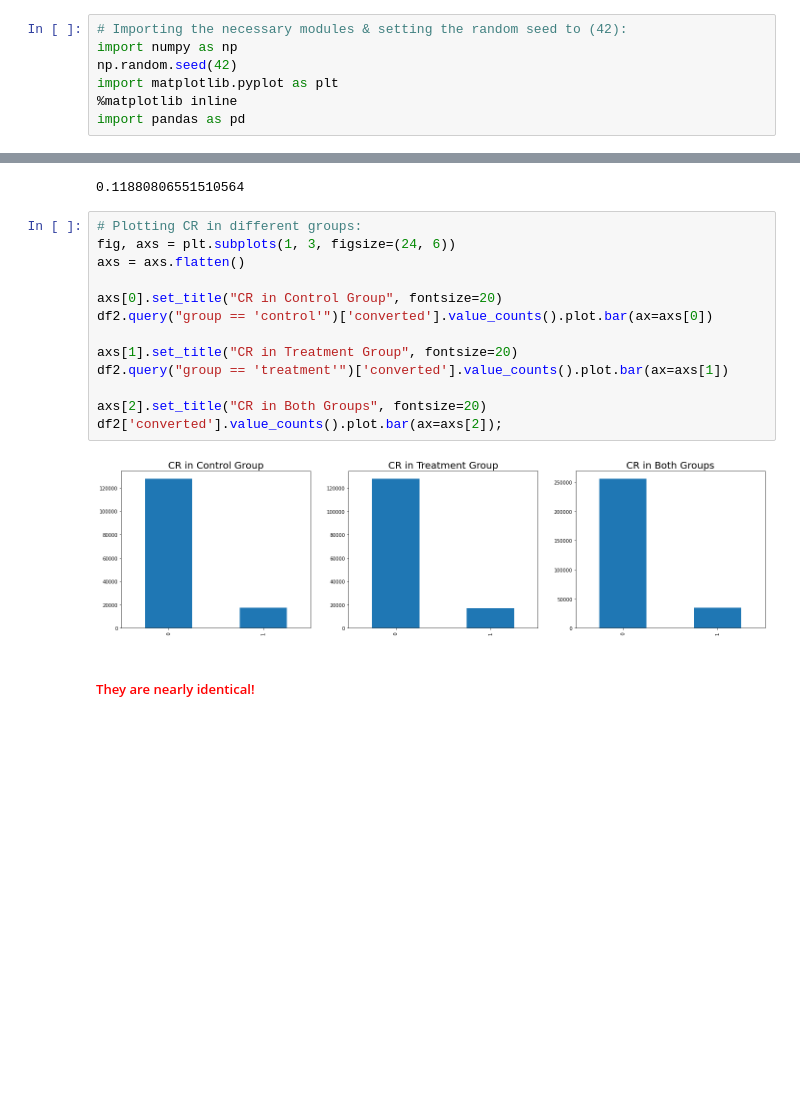
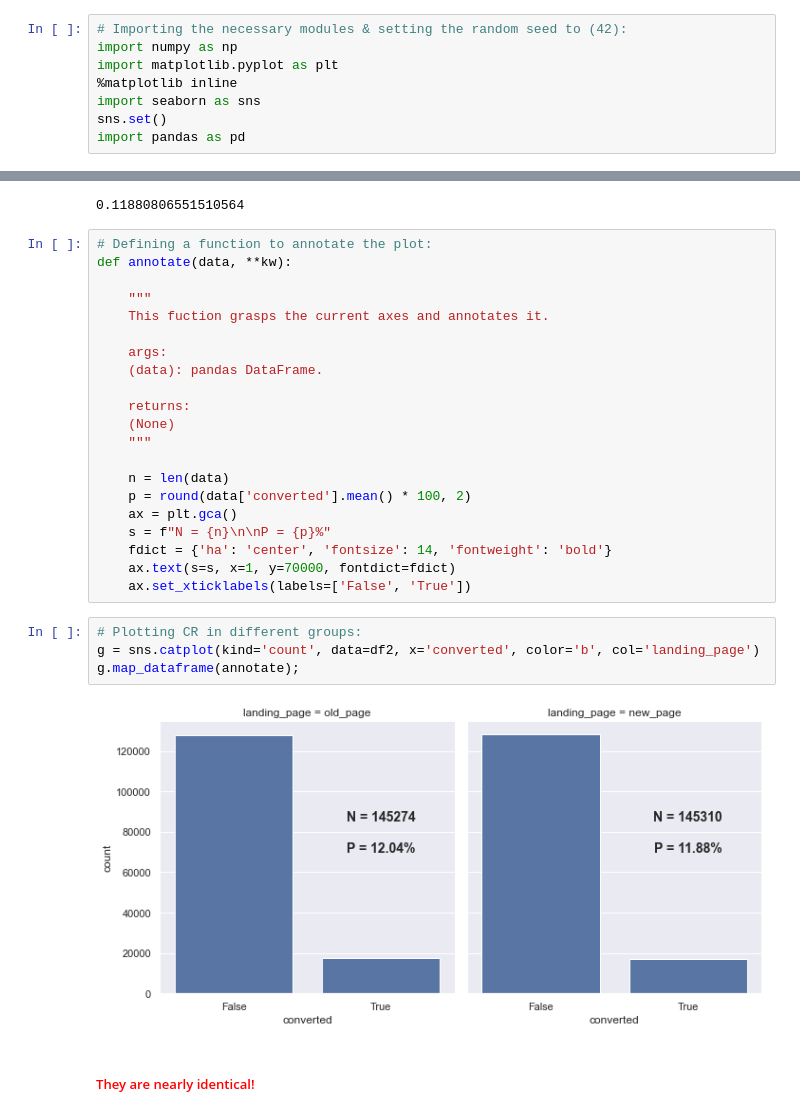
Before and after one commit to DVM-Moheb/Udacity-Analyze-AB-Test-Results, a Jupyter notebook: analyze_ab_test_results.ipynb, the cells around one changed output, grey strips where cells are left out. Cells and saved outputs as stored; diff of their text form; blank space fills up the shorter version.

Commit message:
Updating code (bootstrapping - plotting - regression approach).

```diff
--- a/analyze_ab_test_results.ipynb
+++ b/analyze_ab_test_results.ipynb
@@ -26,9 +26,10 @@ To get started, let's import our libraries.
 # %%
 # Importing the necessary modules & setting the random seed to (42):
 import numpy as np
-np.random.seed(42)
 import matplotlib.pyplot as plt
 %matplotlib inline
+import seaborn as sns
+sns.set()
 import pandas as pd
 # %% [markdown]
 `1.` Now, read in the `ab_data.csv` data. Store it in `df`.  **Use your dataframe to answer the questions in Quiz 1 of the classroom.**
@@ -183,21 +186,33 @@ p_new = calculate_cr(df2, 'treatment')
 p_new
 # %% [output]
 0.11880806551510564
-# %%
-# Plotting CR in different groups:
-fig, axs = plt.subplots(1, 3, figsize=(24, 6))
-axs = axs.flatten()
-
-axs[0].set_title("CR in Control Group", fontsize=20)
-df2.query("group == 'control'")['converted'].value_counts().plot.bar(ax=axs[0])
-
-axs[1].set_title("CR in Treatment Group", fontsize=20)
-df2.query("group == 'treatment'")['converted'].value_counts().plot.bar(ax=axs[1])
-
-axs[2].set_title("CR in Both Groups", fontsize=20)
-df2['converted'].value_counts().plot.bar(ax=axs[2]);
-# %% [output]
-[figure, removed]
+# %%
+# Defining a function to annotate the plot:
+def annotate(data, **kw):
+
+    """
+    This fuction grasps the current axes and annotates it.
+
+    args:
+    (data): pandas DataFrame.
+
+    returns:
+    (None)
+    """
+
+    n = len(data)
+    p = round(data['converted'].mean() * 100, 2)
+    ax = plt.gca()
+    s = f"N = {n}\n\nP = {p}%"
+    fdict = {'ha': 'center', 'fontsize': 14, 'fontweight': 'bold'}
+    ax.text(s=s, x=1, y=70000, fontdict=fdict)
+    ax.set_xticklabels(labels=['False', 'True'])
+# %%
+# Plotting CR in different groups:
+g = sns.catplot(kind='count', data=df2, x='converted', color='b', col='landing_page')
+g.map_dataframe(annotate);
+# %% [output]
+[figure, added]
 # %% [markdown]
 ##### <font color='red'>They are nearly identical!</font>
 # %% [markdown]
```
Also changed, not shown: parts of 49 cells of this notebook, 1 other file.
